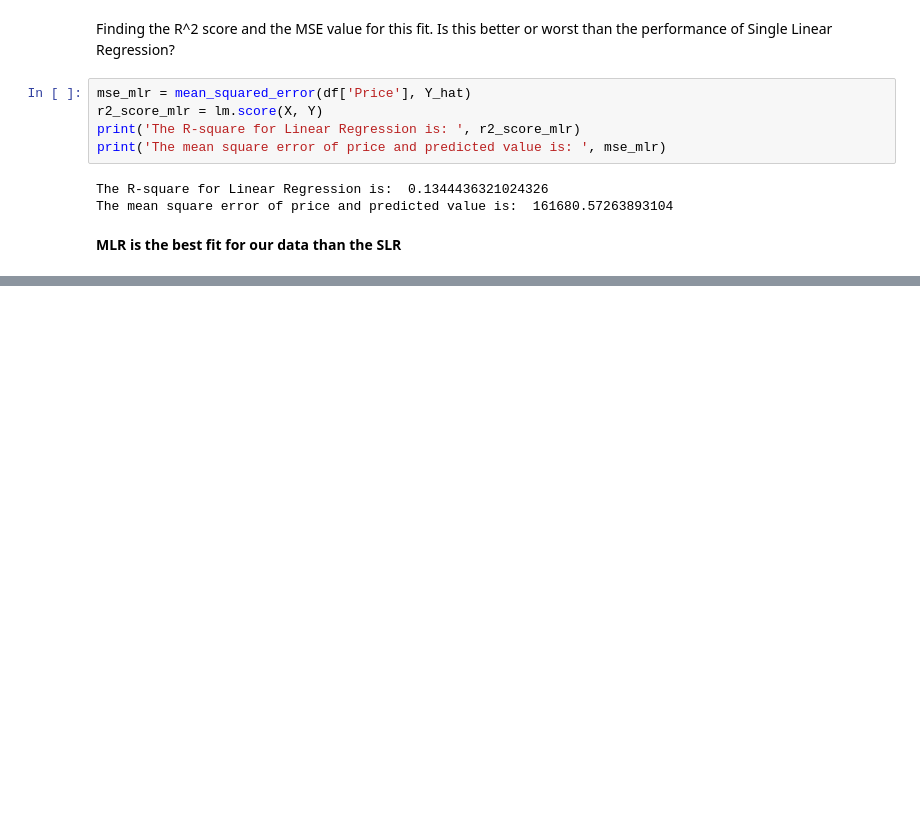
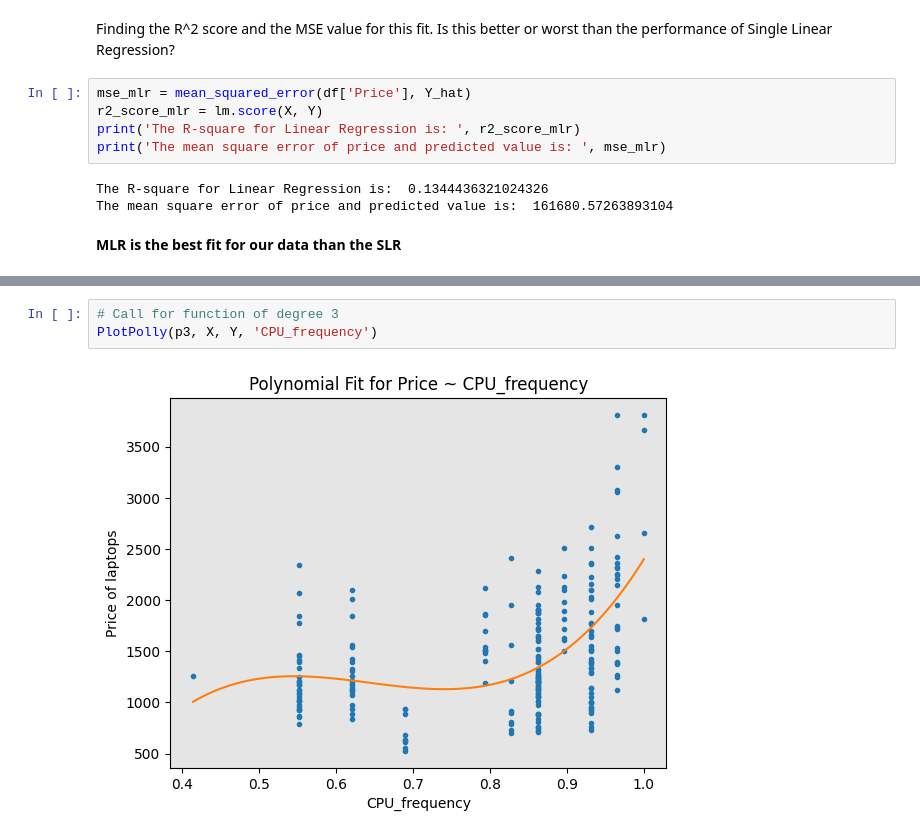
Before and after one commit to Yash070803/NoteBooks, a Jupyter notebook: Analyzing_DataSets/ModelDevelopment/ModelDevelopment_Laptops.ipynb, the cells around one changed output, grey strips where cells are left out. Drawn from its saved outputs; the diff is of its cells as text; blank space fills up the shorter version.

```diff
--- a/Analyzing_DataSets/ModelDevelopment/ModelDevelopment_Laptops.ipynb
+++ b/Analyzing_DataSets/ModelDevelopment/ModelDevelopment_Laptops.ipynb
@@ -153,0 +206,5 @@ The mean square error of price and predicted value is:  161680.57263893104
+# %%
+# Call for function of degree 3
+PlotPolly(p3, X, Y, 'CPU_frequency')
+# %% [output]
+[figure, added]
```
Also changed, not shown: parts of 9 cells of this notebook.
